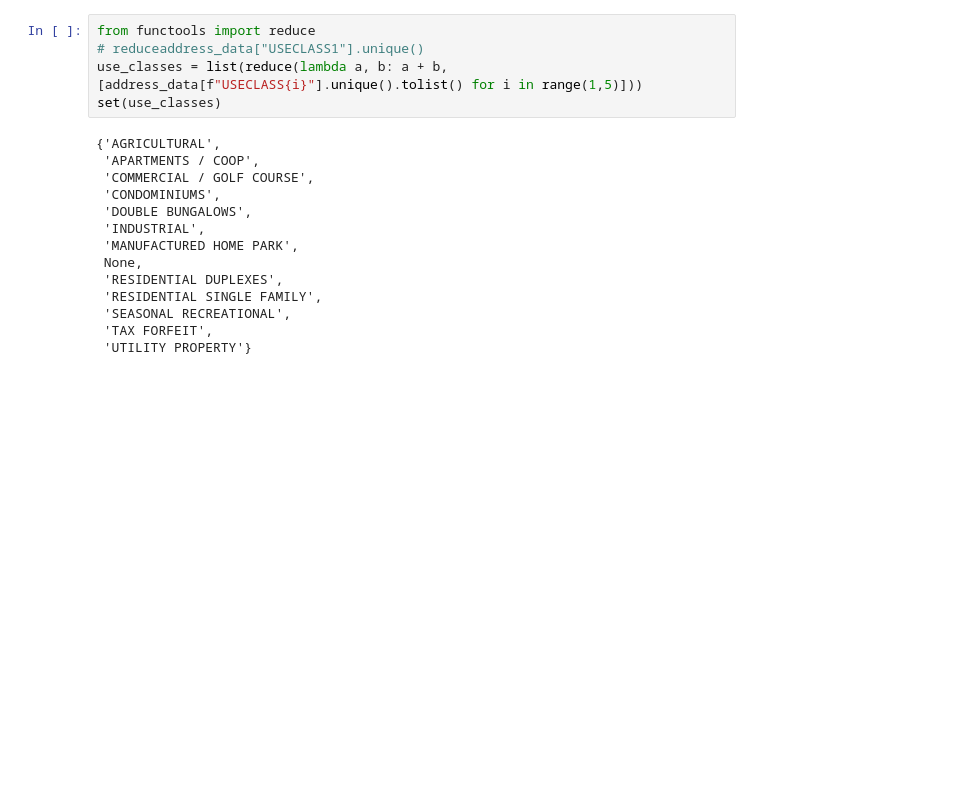
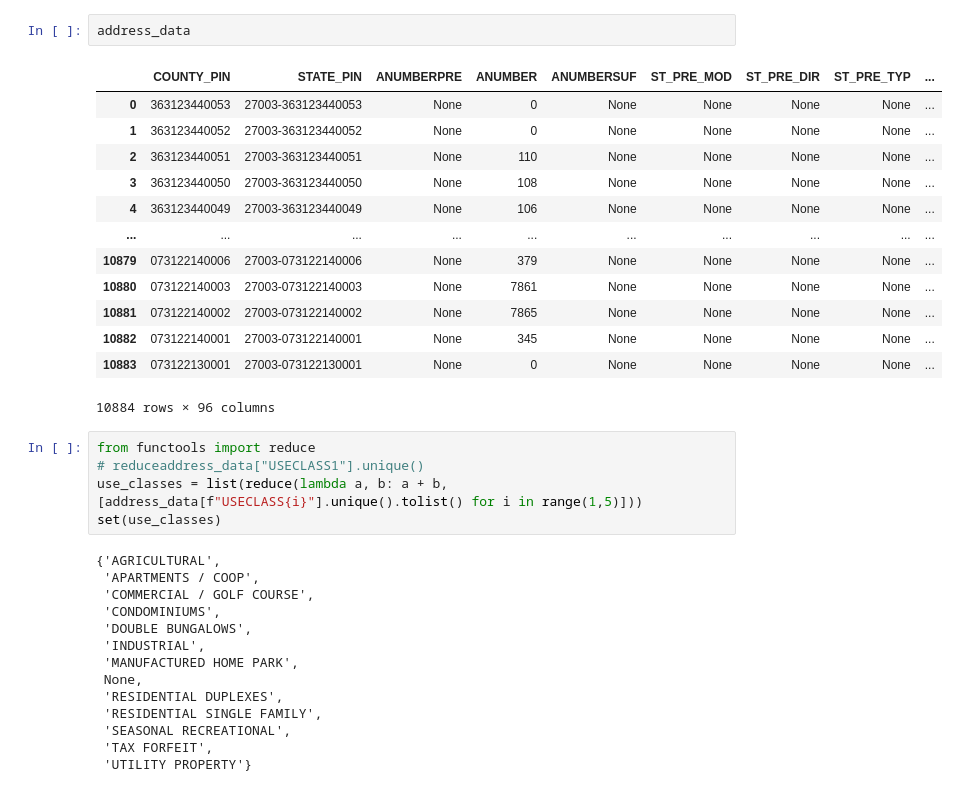
Before and after one commit to bwilliams2/tcmapper, a Jupyter notebook: devel/HouseDensityAnalysis.ipynb, the cells around one changed output. Saved outputs shown, nothing was run; the diff lists cells and outputs as text; blank space fills up the shorter version.

```diff
--- a/devel/HouseDensityAnalysis.ipynb
+++ b/devel/HouseDensityAnalysis.ipynb
@@ -14,3 +74,19 @@ address_data = address_search(lng, lat, 5000.)
+# %%
+address_data
+# %% [output]
+|  | COUNTY_PIN | STATE_PIN | ANUMBERPRE | ANUMBER | ANUMBERSUF | ST_PRE_MOD | ST_PRE_DIR | ST_PRE_TYP | ... |
+| 0 | 363123440053 | 27003-363123440053 | None | 0 | None | None | None | None | ... |
+| 1 | 363123440052 | 27003-363123440052 | None | 0 | None | None | None | None | ... |
+| 2 | 363123440051 | 27003-363123440051 | None | 110 | None | None | None | None | ... |
+| 3 | 363123440050 | 27003-363123440050 | None | 108 | None | None | None | None | ... |
+| 4 | 363123440049 | 27003-363123440049 | None | 106 | None | None | None | None | ... |
+| ... | ... | ... | ... | ... | ... | ... | ... | ... | ... |
+| 10879 | 073122140006 | 27003-073122140006 | None | 379 | None | None | None | None | ... |
+| 10880 | 073122140003 | 27003-073122140003 | None | 7861 | None | None | None | None | ... |
+| 10881 | 073122140002 | 27003-073122140002 | None | 7865 | None | None | None | None | ... |
+| 10882 | 073122140001 | 27003-073122140001 | None | 345 | None | None | None | None | ... |
+| 10883 | 073122130001 | 27003-073122130001 | None | 0 | None | None | None | None | ... |
+10884 rows × 96 columns
 # %%
 from functools import reduce
 # reduceaddress_data["USECLASS1"].unique()
```
Also changed, not shown: parts of 12 cells of this notebook, 31 other files.
